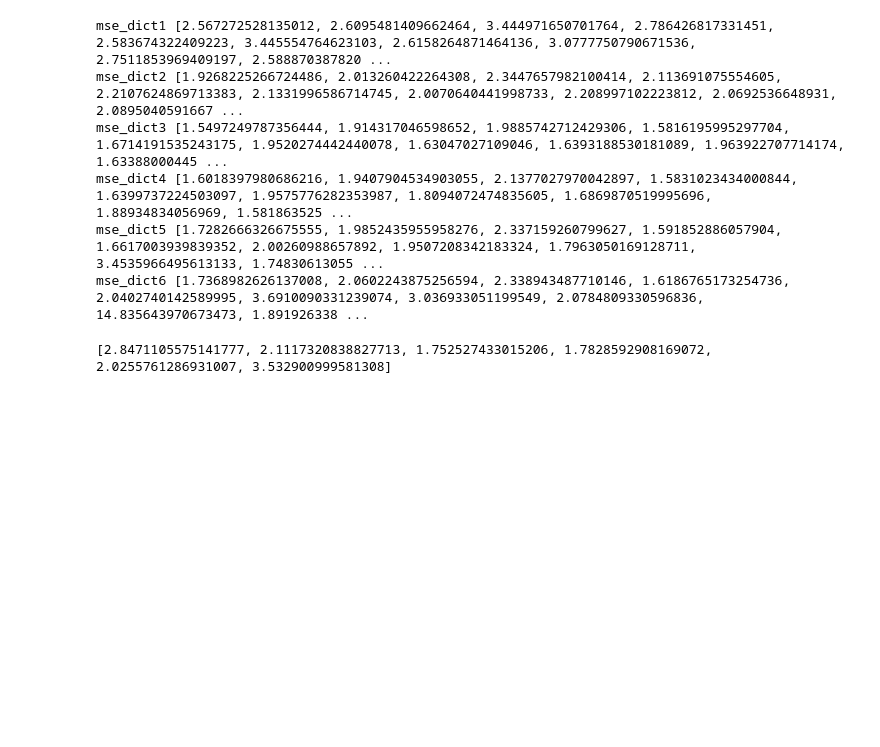
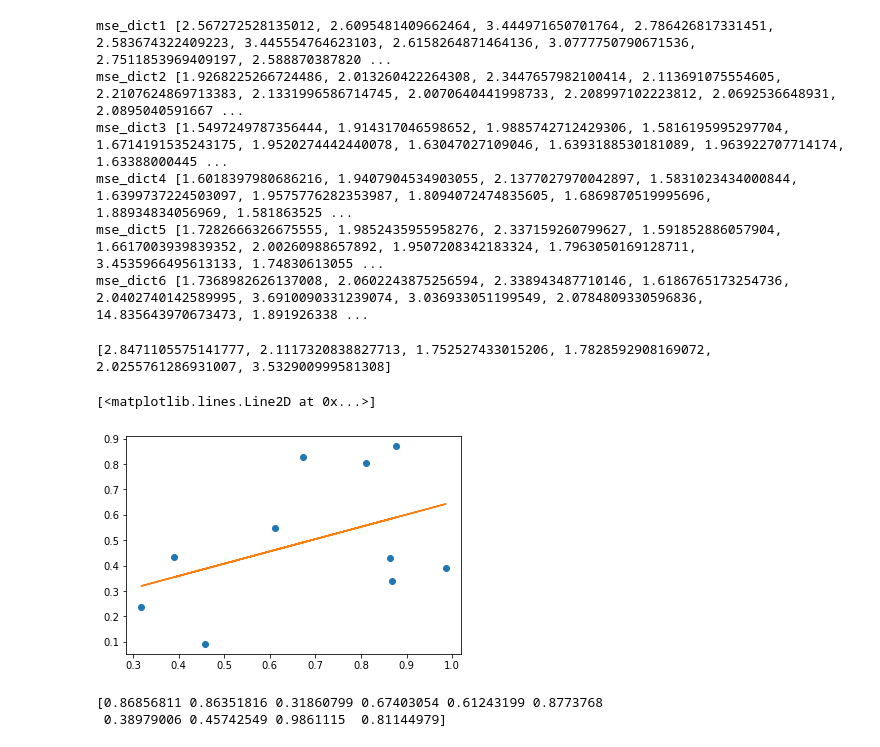
Before and after one commit to kuantuna/cs454-intro-ml-ann, a Jupyter notebook: hw1/solution.ipynb, the cells around one changed output. Saved outputs shown, nothing was run; the diff lists cells and outputs as text; code cells hidden in the pictures; blank space fills up the shorter version.

Commit message:
plots are added

```diff
--- a/hw1/solution.ipynb
+++ b/hw1/solution.ipynb
@@ -76,3 +134,19 @@ def average_mse(mse_dict):
 print(average_mse(mse_dict))
 # %% [output]
 [2.8471105575141777, 2.1117320838827713, 1.752527433015206, 1.7828592908169072, 2.0255761286931007, 3.532900999581308]
+# %%
+N = 10
+xs = np.random.random(N)
+ys = np.random.random(N)
+trend = np.polyfit(xs,ys,1)
+plt.plot(xs,ys,'o')
+trendpoly = np.poly1d(trend)
+plt.plot(xs,trendpoly(xs))
+# %% [output]
+[<matplotlib.lines.Line2D at 0x...>]
+[figure, added]
+# %%
+print(xs)
+# %% [output]
+[0.86856811 0.86351816 0.31860799 0.67403054 0.61243199 0.8773768
+ 0.38979006 0.45742549 0.9861115  0.81144979]
```
Also changed, not shown: parts of 10 cells of this notebook.
